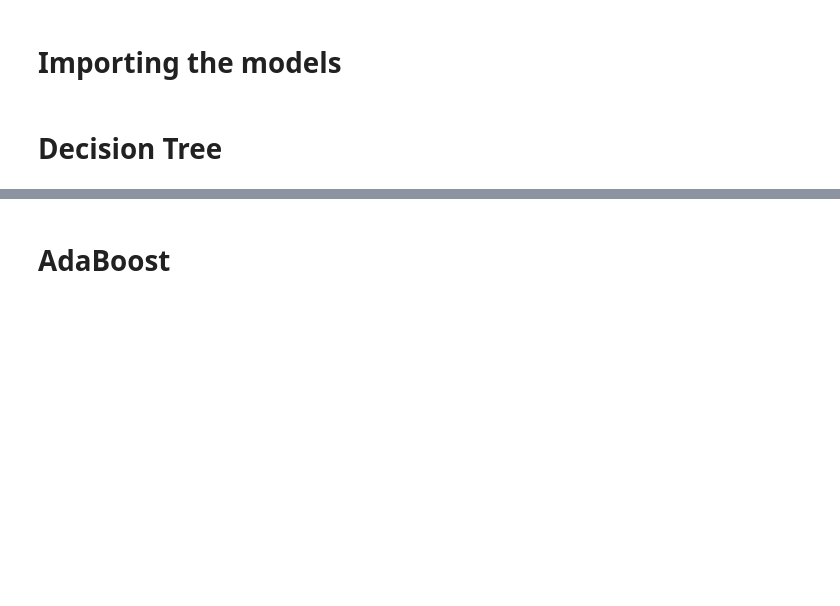
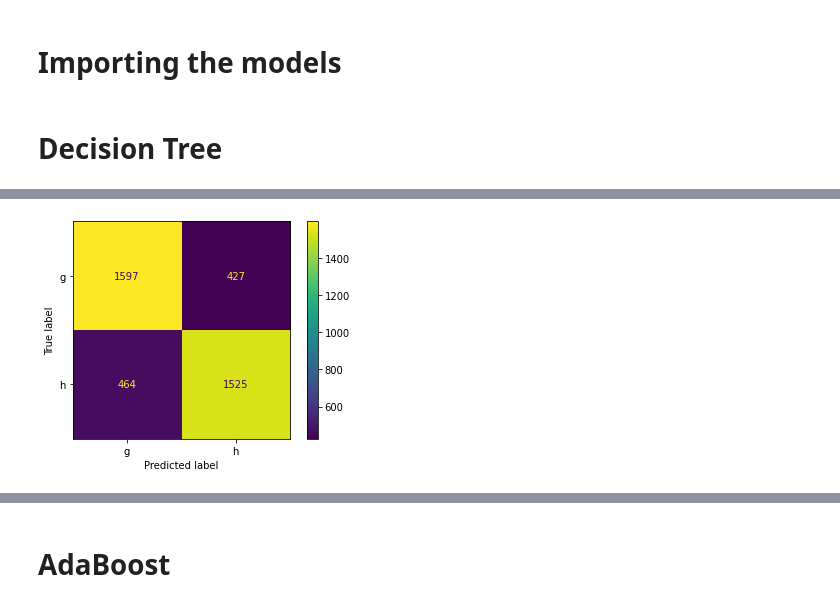
Before and after one commit to yousefkotp/MAGIC-Gamma-Telescope-Classification, a Jupyter notebook: notebook.ipynb, the cells around one changed output, grey strips where cells are left out. Saved outputs shown, nothing was run; the diff lists cells and outputs as text; code cells hidden in the pictures; blank space fills up the shorter version.

```diff
--- a/notebook.ipynb
+++ b/notebook.ipynb
@@ -36,2 +37,6 @@ from sklearn.naive_bayes import GaussianNB
 # %% [markdown]
 # Decision Tree
+# %%
+model = tree.DecisionTreeClassifier()
+model.fit(x_train,y_train)
+y_pred = model.predict(x_test)
@@ -37,0 +54,5 @@ from sklearn.naive_bayes import GaussianNB
+# %%
+ConfusionMatrixDisplay(confusion_matrix(y_test, y_pred), display_labels=model.classes_).plot()
+plt.show()
+# %% [output]
+[figure, added]
```
Also changed, not shown: parts of 4 cells of this notebook.
